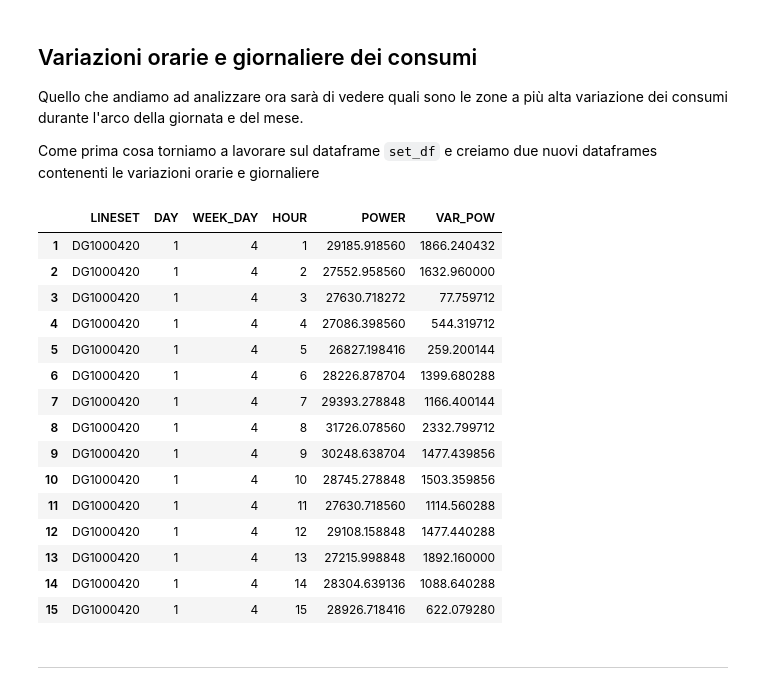
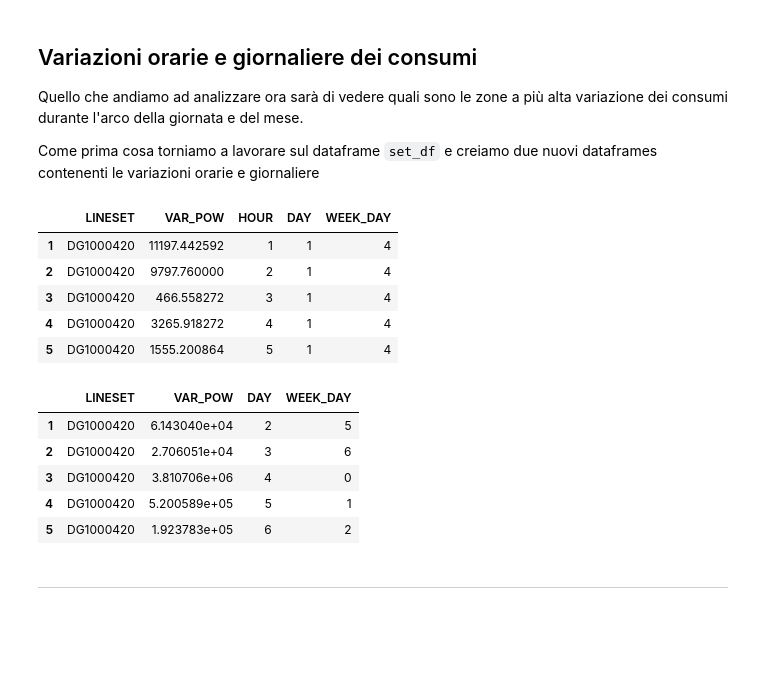
Before and after one commit to MarcoFava/Lavandini, a Jupyter notebook: EDA.ipynb, the cells around one changed output. Cells and saved outputs as stored; diff of their text form; code cells hidden in the pictures; blank space fills up the shorter version.

```diff
--- a/EDA.ipynb
+++ b/EDA.ipynb
@@ -216,31 +219,47 @@ Quello che andiamo ad analizzare ora sarà di vedere quali sono le zone a più a
 Come prima cosa torniamo a lavorare sul dataframe `set_df` e creiamo due nuovi dataframes contenenti le variazioni orarie e giornaliere
 # %%
 var_ora_df = set_df
+
+# creiamo la colonna ora
 var_ora_df["HOUR"] = var_ora_df["MINUTE"] // 60
-var_ora_df = var_ora_df.groupby(['LINESET', 'DAY', 'WEEK_DAY', 'HOUR'])['POWER'].mean().reset_index()
-# var_ora_df = var_ora_df.s(by=['LINESET', 'POWER', 'HOUR', 'DAY', 'WEEK_DAY'])
 
+# eseguiamo la somma sui 60 minuti di ogni ora ed eseguiamo la differenza tra le varie righe
+var_ora_df = var_ora_df.groupby(['LINESET', 'DAY', 'WEEK_DAY', 'HOUR'])['POWER'].sum().reset_index()
 var_ora_df['VAR_POW'] = var_ora_df.groupby('LINESET')['POWER'].diff()
 var_ora_df["VAR_POW"] = abs(var_ora_df["VAR_POW"])
+
+# togliamo i not a number e riordiniamo le colonne
 var_ora_df = var_ora_df.dropna(subset=['VAR_POW'])
-var_ora_df[:15]
+var_ora_df = var_ora_df[['LINESET', 'VAR_POW', 'HOUR', 'DAY', 'WEEK_DAY']]
+
+var_ora_df[:5]
 # %% [output]
-|  | LINESET | DAY | WEEK_DAY | HOUR | POWER | VAR_POW |
-| 1 | DG1000420 | 1 | 4 | 1 | 29185.918560 | 1866.240432 |
-| 2 | DG1000420 | 1 | 4 | 2 | 27552.958560 | 1632.960000 |
-| 3 | DG1000420 | 1 | 4 | 3 | 27630.718272 | 77.759712 |
-| 4 | DG1000420 | 1 | 4 | 4 | 27086.398560 | 544.319712 |
-| 5 | DG1000420 | 1 | 4 | 5 | 26827.198416 | 259.200144 |
-| 6 | DG1000420 | 1 | 4 | 6 | 28226.878704 | 1399.680288 |
-| 7 | DG1000420 | 1 | 4 | 7 | 29393.278848 | 1166.400144 |
-| 8 | DG1000420 | 1 | 4 | 8 | 31726.078560 | 2332.799712 |
-| 9 | DG1000420 | 1 | 4 | 9 | 30248.638704 | 1477.439856 |
-| 10 | DG1000420 | 1 | 4 | 10 | 28745.278848 | 1503.359856 |
-| 11 | DG1000420 | 1 | 4 | 11 | 27630.718560 | 1114.560288 |
-| 12 | DG1000420 | 1 | 4 | 12 | 29108.158848 | 1477.440288 |
-| 13 | DG1000420 | 1 | 4 | 13 | 27215.998848 | 1892.160000 |
-| 14 | DG1000420 | 1 | 4 | 14 | 28304.639136 | 1088.640288 |
-| 15 | DG1000420 | 1 | 4 | 15 | 28926.718416 | 622.079280 |
+|  | LINESET | VAR_POW | HOUR | DAY | WEEK_DAY |
+| 1 | DG1000420 | 11197.442592 | 1 | 1 | 4 |
+| 2 | DG1000420 | 9797.760000 | 2 | 1 | 4 |
+| 3 | DG1000420 | 466.558272 | 3 | 1 | 4 |
+| 4 | DG1000420 | 3265.918272 | 4 | 1 | 4 |
+| 5 | DG1000420 | 1555.200864 | 5 | 1 | 4 |
+# %%
+var_day_df = set_df
+
+# eseguiamo la somma della potenza sulle 24 ore di ogni giorno ed eseguiamo la differenza tra le varie righe
+var_day_df = var_day_df.groupby(['LINESET', 'DAY', 'WEEK_DAY'])['POWER'].sum().reset_index()
+var_day_df['VAR_POW'] = var_day_df.groupby('LINESET')['POWER'].diff()
+var_day_df["VAR_POW"] = abs(var_day_df["VAR_POW"])
+
+# togliamo i not a number e riordiniamo le colonne
+var_day_df = var_day_df.dropna(subset=['VAR_POW'])
+var_day_df = var_day_df[['LINESET', 'VAR_POW', 'DAY', 'WEEK_DAY']]
+
+var_day_df[:5]
+# %% [output]
+|  | LINESET | VAR_POW | DAY | WEEK_DAY |
+| 1 | DG1000420 | 6.143040e+04 | 2 | 5 |
+| 2 | DG1000420 | 2.706051e+04 | 3 | 6 |
+| 3 | DG1000420 | 3.810706e+06 | 4 | 0 |
+| 4 | DG1000420 | 5.200589e+05 | 5 | 1 |
+| 5 | DG1000420 | 1.923783e+05 | 6 | 2 |
 # %% [markdown]
 ---
 # %% [markdown]
```
Also changed, not shown: parts of 2 cells of this notebook.
